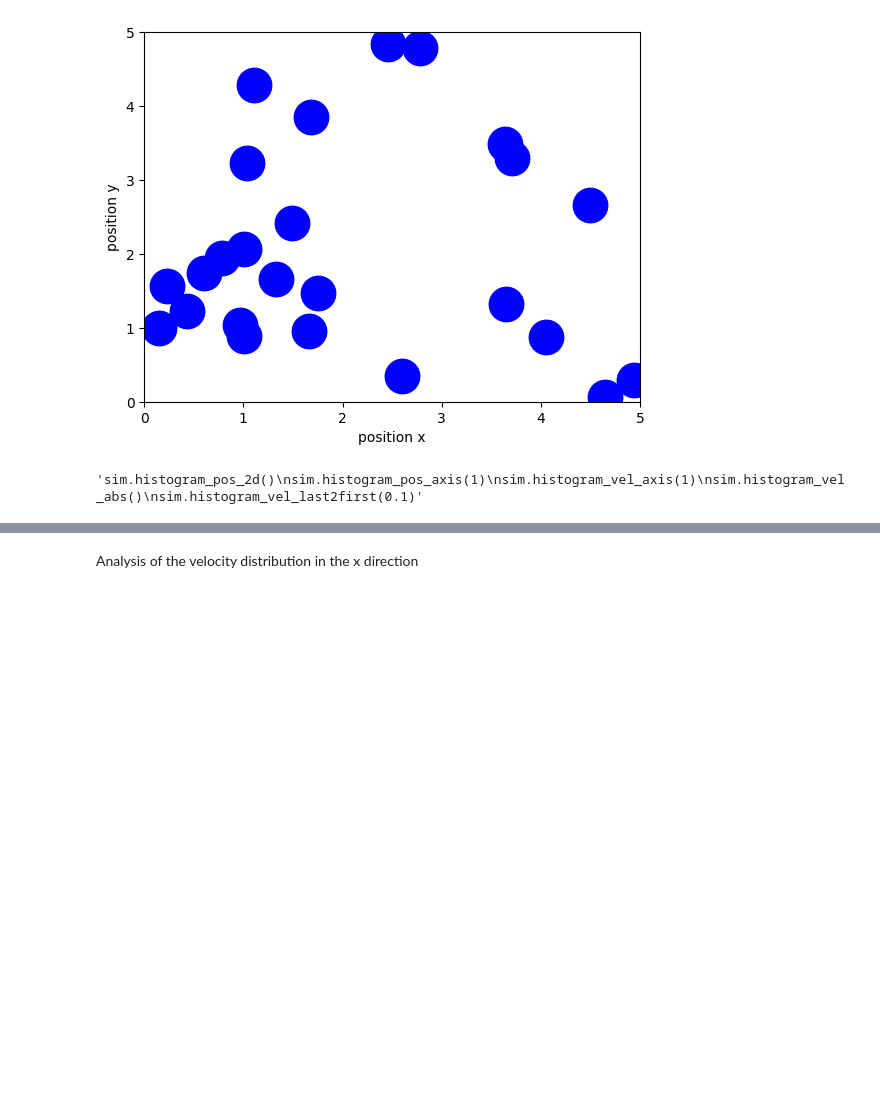
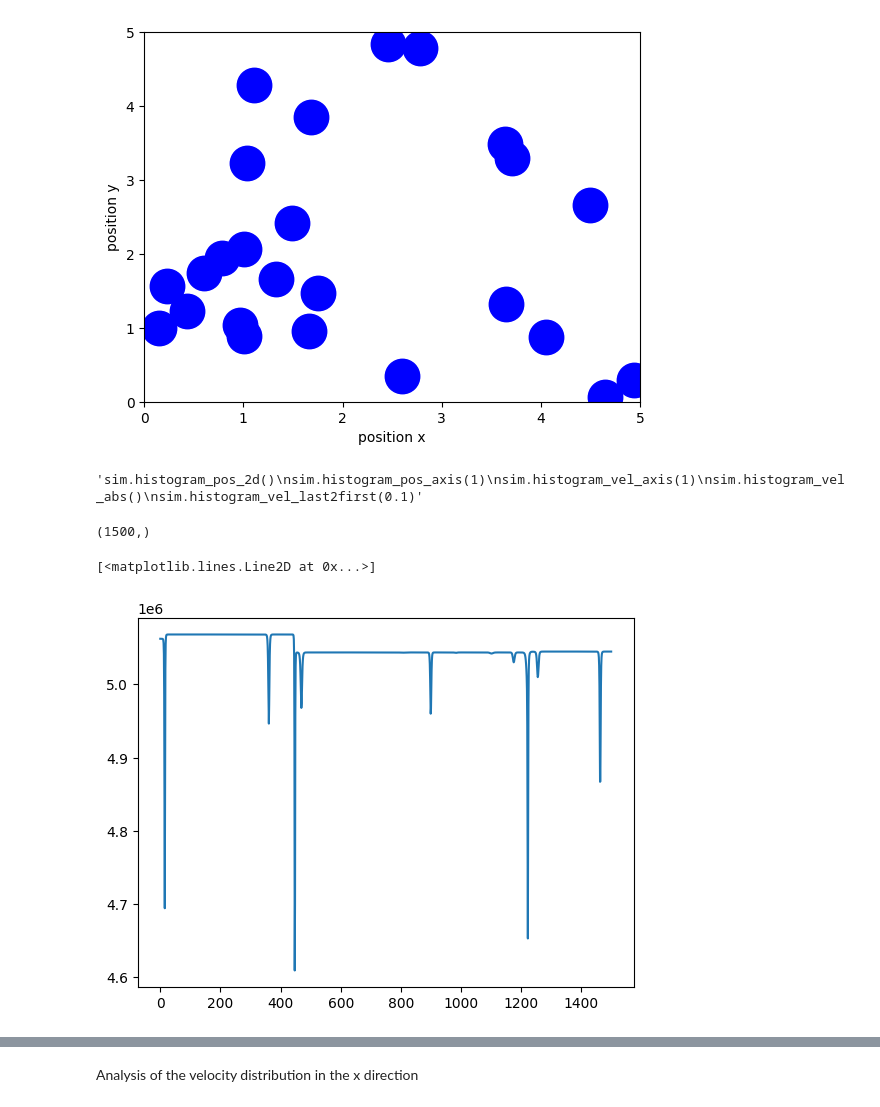
Before and after one commit to JONNeKK/ccs, a Jupyter notebook: week_2/week_2.ipynb, the cells around one changed output, grey strips where cells are left out. Drawn from its saved outputs; the diff is of its cells as text; code cells hidden in the pictures; blank space fills up the shorter version.

```diff
--- a/week_2/week_2.ipynb
+++ b/week_2/week_2.ipynb
@@ -631,3 +634,22 @@ sim.histogram_vel_abs()
 sim.histogram_vel_last2first(0.1)'''
 # %% [output]
 'sim.histogram_pos_2d()\nsim.histogram_pos_axis(1)\nsim.histogram_vel_axis(1)\nsim.histogram_vel_abs()\nsim.histogram_vel_last2first(0.1)'
+# %%
+#def calculate_energies():
+kin_energy = np.zeros((sim.box.n_particles,sim.steps))
+pot_energy = np.zeros((sim.box.n_particles,sim.steps))
+for i in range(sim.steps):
+    for j in range(sim.box.n_particles):
+        kin_energy[j][i] = (1/2*sim.box.particles[j].m*np.sqrt(sim.data_traj[j,2,i]**2 + sim.data_traj[j,3,i]**2)**2)
+
+        distance = np.sqrt(sim.data_traj[j,0,i]**2 + sim.data_traj[j,0,i]**2)
+        pot_energy[j][i] = (12*c_12/distance**13-6*c_6/distance**7)
+# %%
+np.sum(kin_energy,axis=0).shape
+# %% [output]
+(1500,)
+# %%
+plt.plot(np.sum(kin_energy,axis=0))
+# %% [output]
+[<matplotlib.lines.Line2D at 0x...>]
+[figure, added]
```
Also changed, not shown: parts of 2 cells of this notebook.
